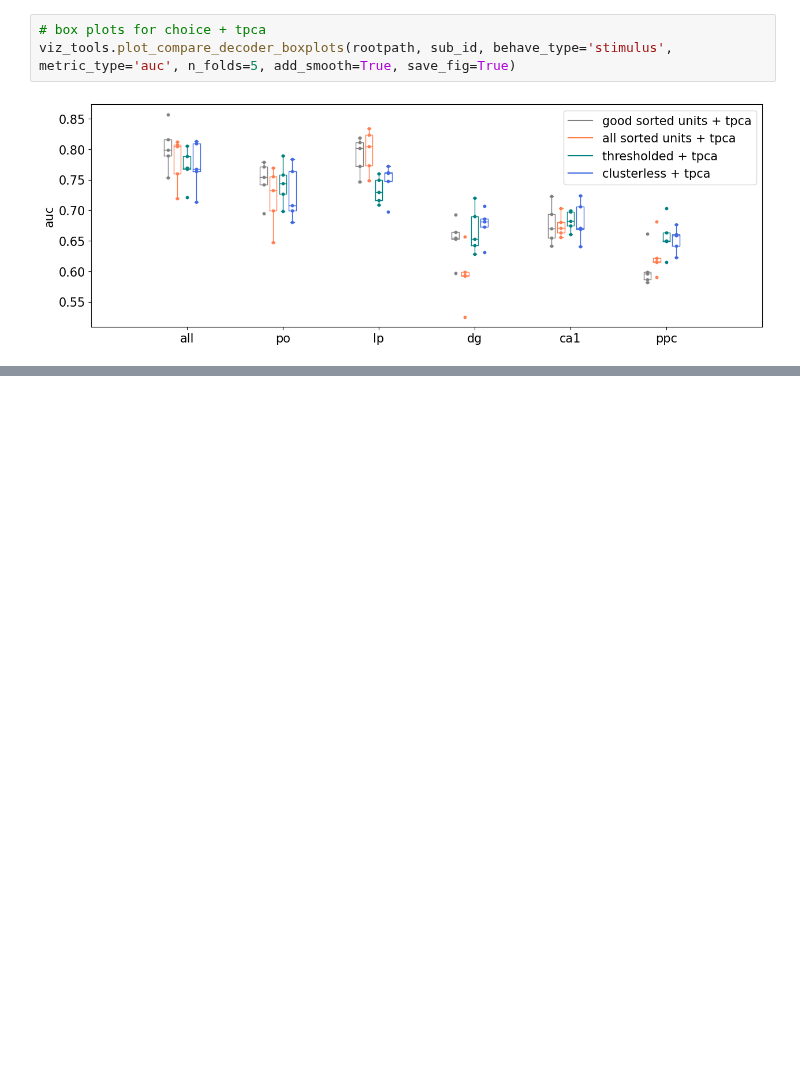
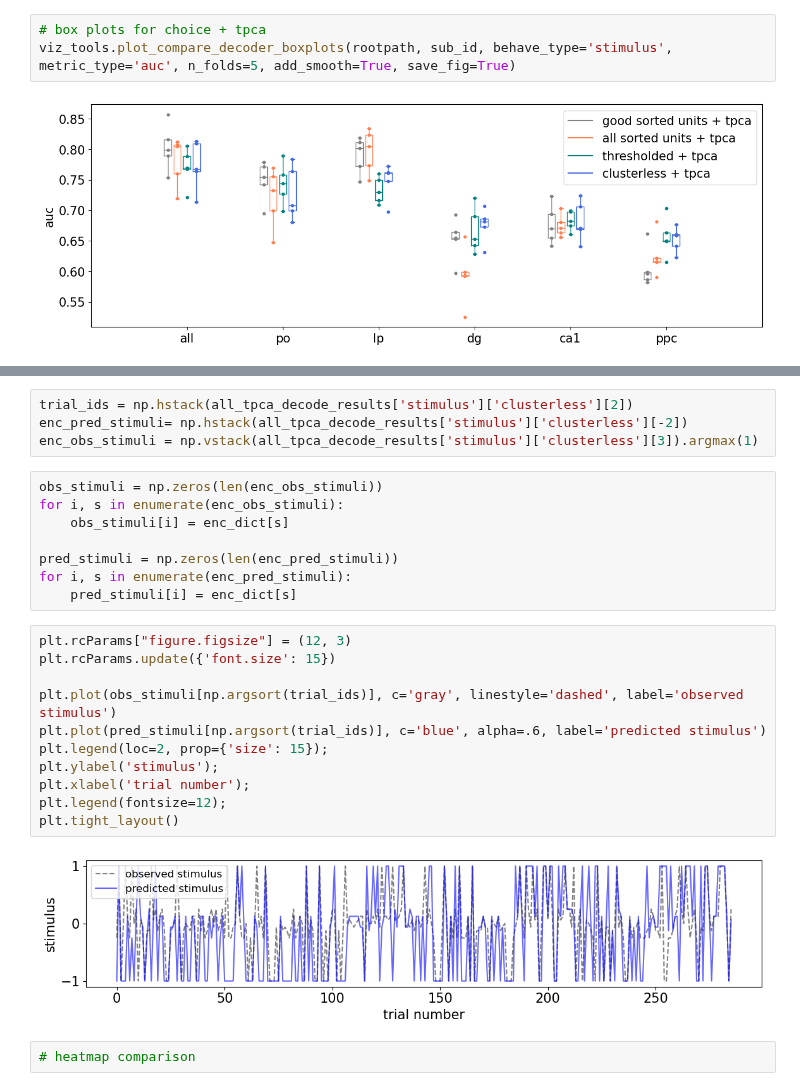
Before and after one commit to yzhang511/density_decoding, a Jupyter notebook: reproduce_decoding_results.ipynb, the cells around one changed output, grey strips where cells are left out. Drawn from its saved outputs; the diff is of its cells as text; blank space fills up the shorter version.

```diff
--- a/reproduce_decoding_results.ipynb
+++ b/reproduce_decoding_results.ipynb
@@ -300,0 +323,27 @@ viz_tools.plot_compare_decoder_boxplots(rootpath, sub_id, behave_type='stimulus'
+# %%
+trial_ids = np.hstack(all_tpca_decode_results['stimulus']['clusterless'][2])
+enc_pred_stimuli= np.hstack(all_tpca_decode_results['stimulus']['clusterless'][-2])
+enc_obs_stimuli = np.vstack(all_tpca_decode_results['stimulus']['clusterless'][3]).argmax(1)
+# %%
+obs_stimuli = np.zeros(len(enc_obs_stimuli))
+for i, s in enumerate(enc_obs_stimuli):
+    obs_stimuli[i] = enc_dict[s]
+
+pred_stimuli = np.zeros(len(enc_pred_stimuli))
+for i, s in enumerate(enc_pred_stimuli):
+    pred_stimuli[i] = enc_dict[s]
+# %%
+plt.rcParams["figure.figsize"] = (12, 3)
+plt.rcParams.update({'font.size': 15})
+
+plt.plot(obs_stimuli[np.argsort(trial_ids)], c='gray', linestyle='dashed', label='observed stimulus')
+plt.plot(pred_stimuli[np.argsort(trial_ids)], c='blue', alpha=.6, label='predicted stimulus')
+plt.legend(loc=2, prop={'size': 15});
+plt.ylabel('stimulus');
+plt.xlabel('trial number');
+plt.legend(fontsize=12);
+plt.tight_layout()
+# %% [output]
+[figure, added]
+# %%
+# heatmap comparison
```
Also changed, not shown: parts of 3 cells of this notebook, 2 other files.
